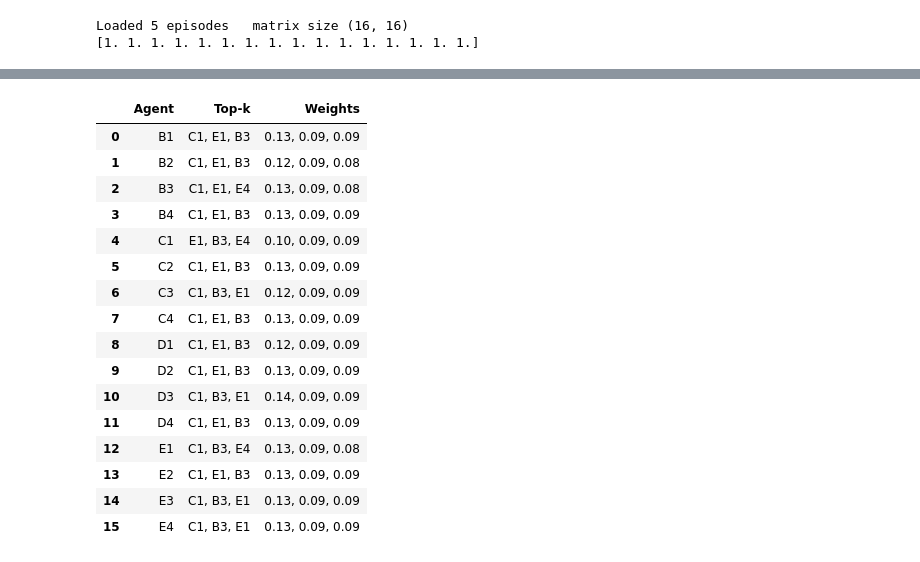
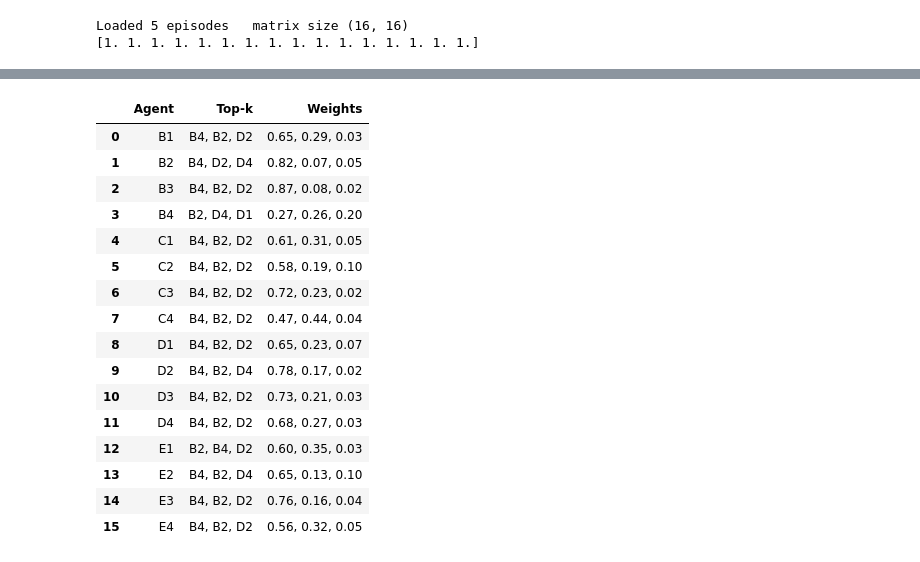
Before and after one commit to wissem18/MacLight, a Jupyter notebook: attention_analysis.ipynb, the cells around one changed output, grey strips where cells are left out. Saved outputs shown, nothing was run; the diff lists cells and outputs as text; code cells hidden in the pictures.

```diff
--- a/attention_analysis.ipynb
+++ b/attention_analysis.ipynb
@@ -10,10 +10,9 @@ AGENTS = ["B1","B2","B3","B4",
           "D1","D2","D3","D4",
           "E1","E2","E3","E4"]   # any 16-agent ordering you used
 # %%
-path = "ckpt/block_normal/Ours_Attention/43_attn_per_episode.npy"
+path = "ckpt/block_normal/Ours_Attention/400_attn_per_episode.npy"
 A = np.load(path)           # shape (E,16,16)
 print(f"Loaded {A.shape[0]} episodes   matrix size {A.shape[1:]}")
-
 # quick sanity-check: rows sum to 1 ?
 print( np.round(A[0].sum(-1), 3) )     # should all be 1.000
 # %% [output]
@@ -34,10 +33,13 @@ show_heat(0)     # first episode
 # %%
-A_mean = A.mean(0)          # (16,16)
+last_A = A[-1]         # (16,16)
 
-sns.heatmap(A_mean, vmax=A_mean.max(), vmin=0,
+sns.heatmap(last_A, vmax=last_A.max(), vmin=0,
             xticklabels=AGENTS, yticklabels=AGENTS,
             cmap="Blues", square=True)
 plt.title("Attention weights   (mean over episodes)")
 plt.ylabel("Query"); plt.xlabel("Neighbour (key)")
 plt.show()
+
+row_std = A[-1].std(axis=1)
+print("per-row σ  min:", row_std.min(), "  max:", row_std.max())
 # %% [output]
@@ -45,30 +48,30 @@ plt.show()
 # %%
 k = 3
 rows = []
 for i,recv in enumerate(AGENTS):
-    idx = np.argsort(A_mean[i])[::-1][:k]
+    idx = np.argsort(last_A[i])[::-1][:k]
     rows.append({"Agent":recv,
                  "Top-k": ", ".join([AGENTS[j] for j in idx]),
-                 "Weights": ", ".join([f"{A_mean[i,j]:.2f}" for j in idx])})
+                 "Weights": ", ".join([f"{last_A[i,j]:.2f}" for j in idx])})
 pd.DataFrame(rows)
 # %% [output]
 |  | Agent | Top-k | Weights |
-| 0 | B1 | C1, E1, B3 | 0.13, 0.09, 0.09 |
-| 1 | B2 | C1, E1, B3 | 0.12, 0.09, 0.08 |
-| 2 | B3 | C1, E1, E4 | 0.13, 0.09, 0.08 |
-| 3 | B4 | C1, E1, B3 | 0.13, 0.09, 0.09 |
-| 4 | C1 | E1, B3, E4 | 0.10, 0.09, 0.09 |
-| 5 | C2 | C1, E1, B3 | 0.13, 0.09, 0.09 |
-| 6 | C3 | C1, B3, E1 | 0.12, 0.09, 0.09 |
-| 7 | C4 | C1, E1, B3 | 0.13, 0.09, 0.09 |
-| 8 | D1 | C1, E1, B3 | 0.12, 0.09, 0.09 |
-| 9 | D2 | C1, E1, B3 | 0.13, 0.09, 0.09 |
-| 10 | D3 | C1, B3, E1 | 0.14, 0.09, 0.09 |
-| 11 | D4 | C1, E1, B3 | 0.13, 0.09, 0.09 |
-| 12 | E1 | C1, B3, E4 | 0.13, 0.09, 0.08 |
-| 13 | E2 | C1, E1, B3 | 0.13, 0.09, 0.09 |
-| 14 | E3 | C1, B3, E1 | 0.13, 0.09, 0.09 |
-| 15 | E4 | C1, B3, E1 | 0.13, 0.09, 0.09 |
+| 0 | B1 | B4, B2, D2 | 0.65, 0.29, 0.03 |
+| 1 | B2 | B4, D2, D4 | 0.82, 0.07, 0.05 |
+| 2 | B3 | B4, B2, D2 | 0.87, 0.08, 0.02 |
+| 3 | B4 | B2, D4, D1 | 0.27, 0.26, 0.20 |
+| 4 | C1 | B4, B2, D2 | 0.61, 0.31, 0.05 |
+| 5 | C2 | B4, B2, D2 | 0.58, 0.19, 0.10 |
+| 6 | C3 | B4, B2, D2 | 0.72, 0.23, 0.02 |
+| 7 | C4 | B4, B2, D2 | 0.47, 0.44, 0.04 |
+| 8 | D1 | B4, B2, D2 | 0.65, 0.23, 0.07 |
+| 9 | D2 | B4, B2, D4 | 0.78, 0.17, 0.02 |
+| 10 | D3 | B4, B2, D2 | 0.73, 0.21, 0.03 |
+| 11 | D4 | B4, B2, D2 | 0.68, 0.27, 0.03 |
+| 12 | E1 | B2, B4, D2 | 0.60, 0.35, 0.03 |
+| 13 | E2 | B4, B2, D4 | 0.65, 0.13, 0.10 |
+| 14 | E3 | B4, B2, D2 | 0.76, 0.16, 0.04 |
+| 15 | E4 | B4, B2, D2 | 0.56, 0.32, 0.05 |
 # %%
 pair = ("C2","D2")        # receiver, neighbour
 i, j = AGENTS.index(pair[0]), AGENTS.index(pair[1])
```
Also changed, not shown: parts of 5 cells of this notebook, 4 other files.
